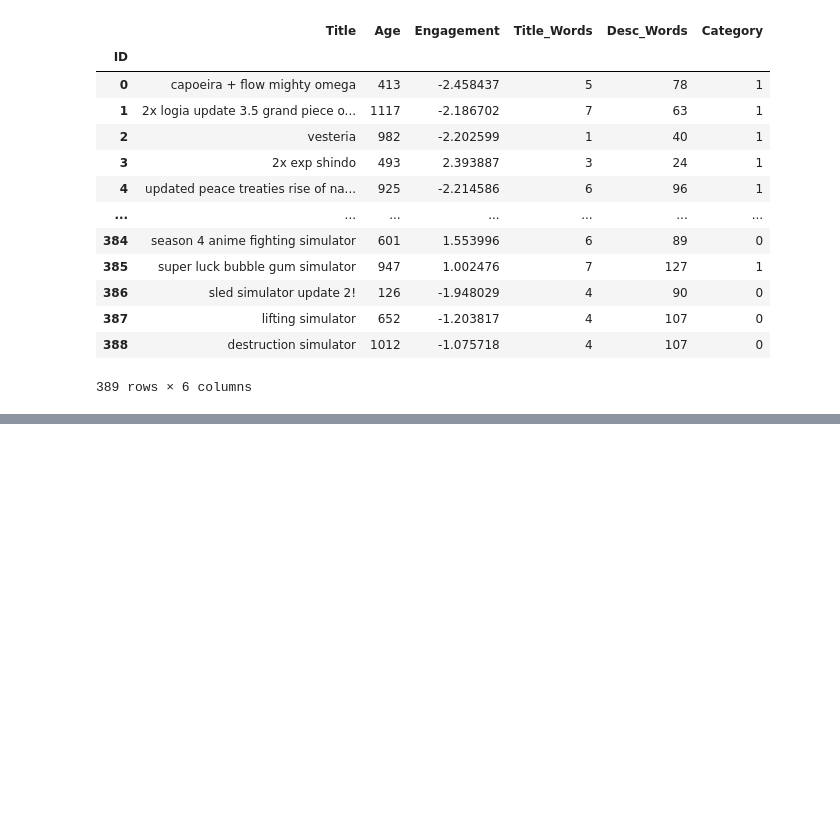
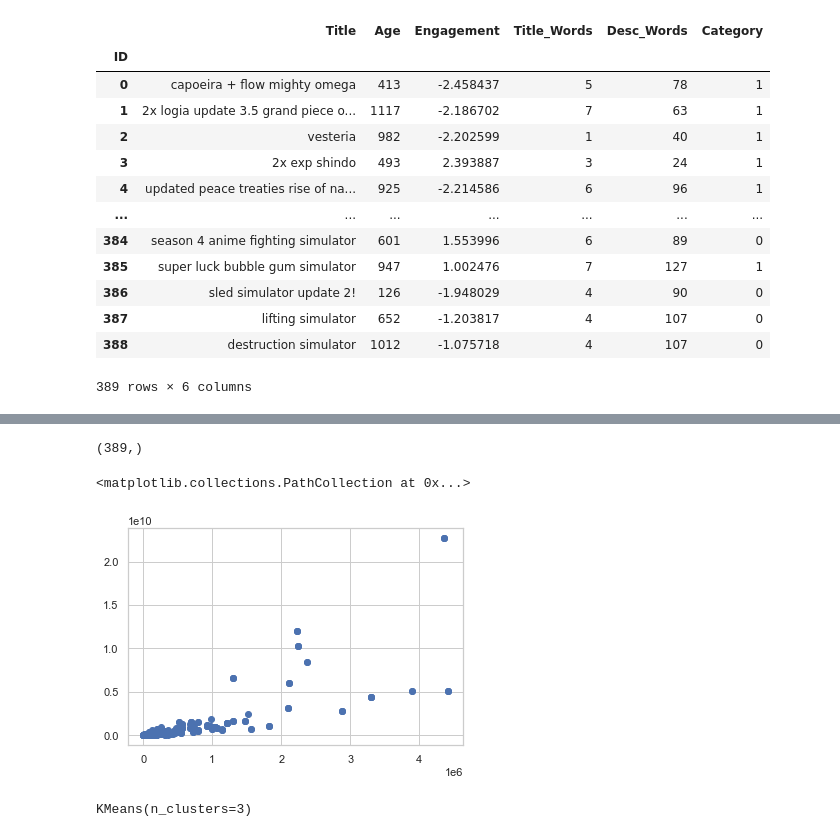
Before and after one commit to swatskool/final_project, a Jupyter notebook: Modeling.ipynb, the cells around one changed output, grey strips where cells are left out. Cells and saved outputs as stored; diff of their text form; code cells hidden in the pictures; blank space fills up the shorter version.

```diff
--- a/Modeling.ipynb
+++ b/Modeling.ipynb
@@ -203,0 +250,2 @@ new_df.to_sql('model_data', con=engine, if_exists='replace', index=False)
+# %%
+game_detail_df = pd.read_csv('game_details.csv')
@@ -203,0 +406,2 @@ new_df.to_sql('model_data', con=engine, if_exists='replace', index=False)
+# %%
+fulldetail_df = game_detail_df
@@ -203,0 +424,7 @@ new_df.to_sql('model_data', con=engine, if_exists='replace', index=False)
+# %%
+X = fulldetail_df['likes count']
+
+y = fulldetail_df['Total Visitors']
+X.shape
+# %% [output]
+(389,)
@@ -203,0 +433,5 @@ new_df.to_sql('model_data', con=engine, if_exists='replace', index=False)
+# %%
+plt.scatter(X,y)
+# %% [output]
+<matplotlib.collections.PathCollection at 0x...>
+[figure, added]
@@ -203,0 +442,4 @@ new_df.to_sql('model_data', con=engine, if_exists='replace', index=False)
+# %%
+kmeans.fit(data)
+# %% [output]
+KMeans(n_clusters=3)
```
Also changed, not shown: parts of 33 cells of this notebook, 24 other files.
